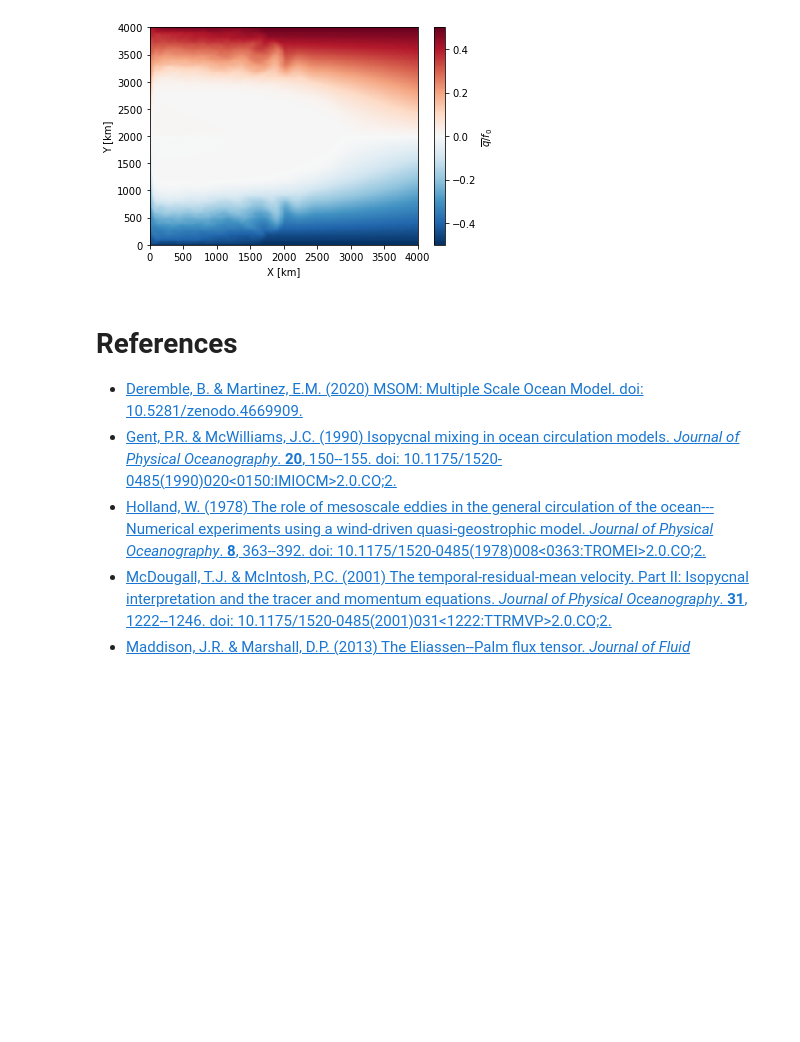
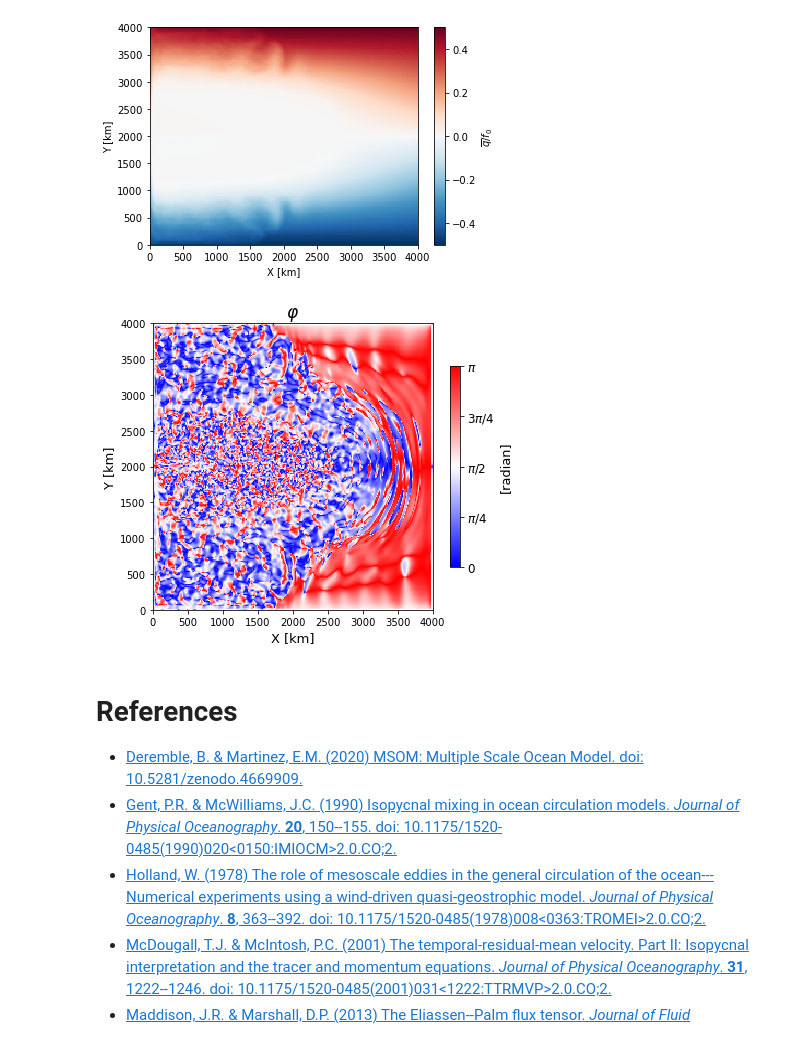
Before and after one commit to roxyboy/Earth-Cube-2021, a Jupyter notebook: notebooks/TU_05_Diagnosing-the-Eliassen-Palm-flux-from-a-quasi-geostrophic-double-gyre-ensemble.ipynb, the cells around one changed output. Saved outputs shown, nothing was run; the diff lists cells and outputs as text; code cells hidden in the pictures; blank space fills up the shorter version.

```diff
--- a/notebooks/TU_05_Diagnosing-the-Eliassen-Palm-flux-from-a-quasi-geostrophic-double-gyre-ensemble.ipynb
+++ b/notebooks/TU_05_Diagnosing-the-Eliassen-Palm-flux-from-a-quasi-geostrophic-double-gyre-ensemble.ipynb
@@ -971,3 +969,19 @@ phi.plot()
+# %%
+fig, ax = plt.subplots(figsize=(6,5))
+fig.set_tight_layout(True)
+
+im = ax.pcolormesh(ds.XC*L*1e-3, ds.YC*L*1e-3, phi*180/np.pi,
+                   vmax=180, vmin=0, cmap='bwr', rasterized=True)
+ax.set_title(r"$\varphi$", fontsize=17)
+
+ax.set_xlabel(r"X [km]", fontsize=13)
+ax.set_ylabel(r"Y [km]", fontsize=13)
+
+cbar = fig.colorbar(im, ticks=[0, 45, 90, 135, 180], shrink=.7)
+cbar.ax.set_yticklabels([r'$0$', r'$\pi/4$', r'$\pi/2$', r'$3\pi/4$', r'$\pi$'], fontsize=12)
+cbar.set_label(r"[radian]", fontsize=13)
+# %% [output]
+[figure, added]
 # %% [markdown]
 # References
 
```
Also changed, not shown: parts of 2 cells of this notebook.
